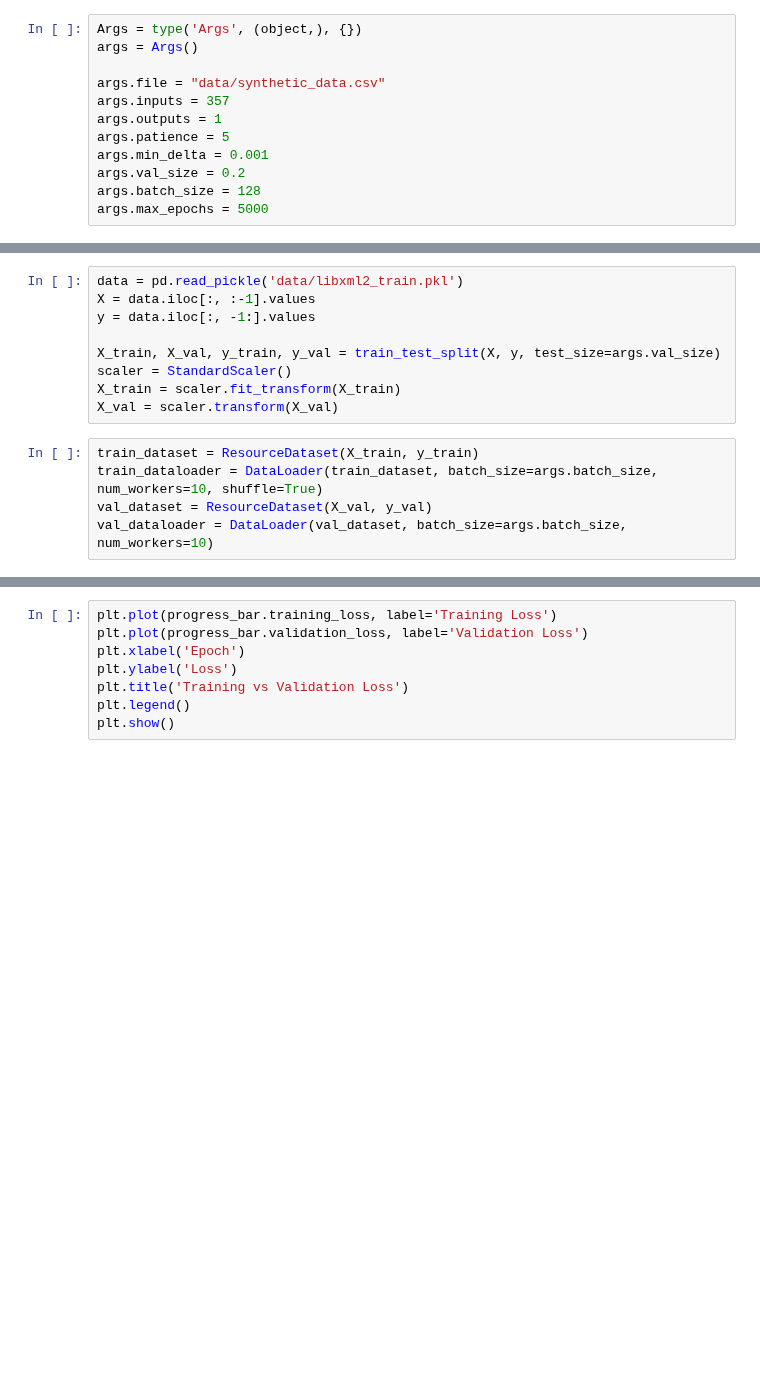
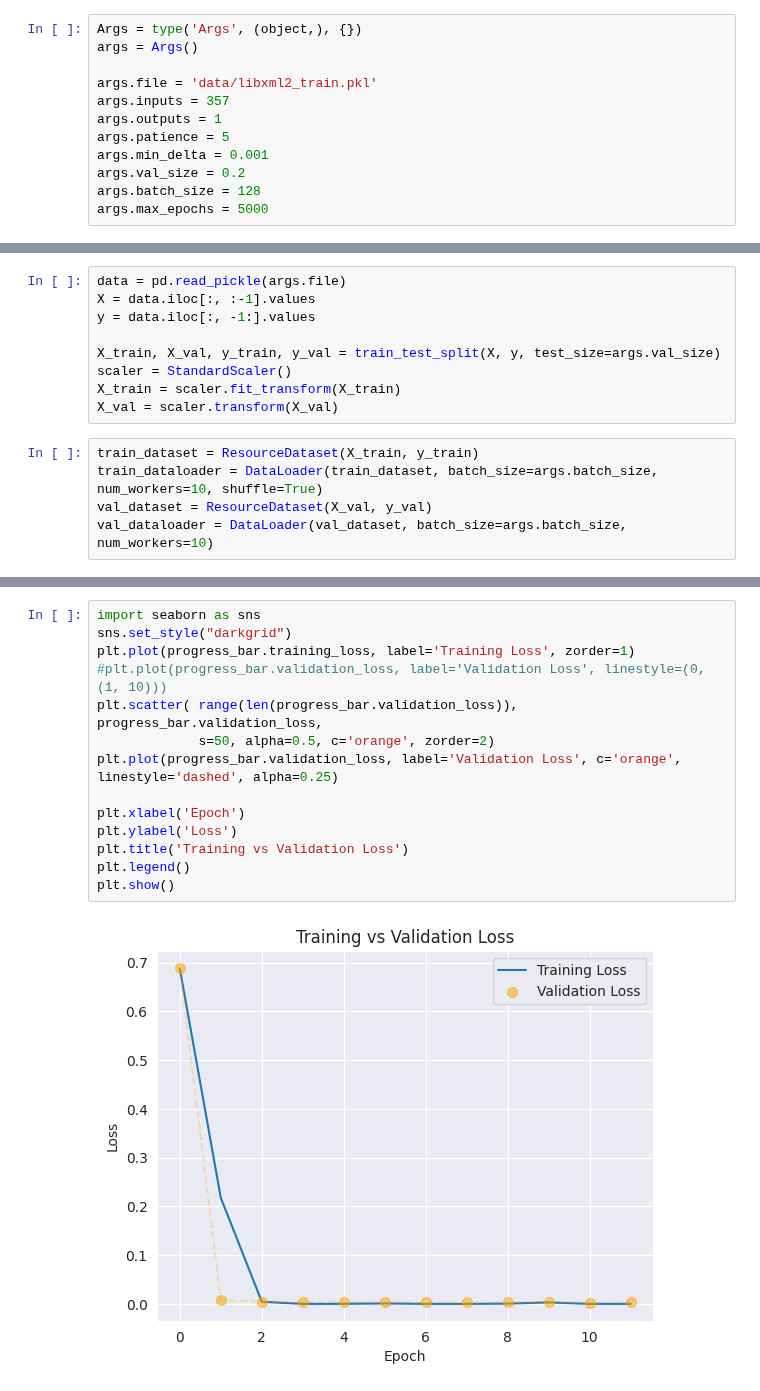
Before and after one commit to gavin-black-dsu/ruftModel, a Jupyter notebook: modelDevelopment.ipynb, the cells around one changed output, grey strips where cells are left out. Saved outputs shown, nothing was run; the diff lists cells and outputs as text; blank space fills up the shorter version.

Commit message:
Training graph update

```diff
--- a/modelDevelopment.ipynb
+++ b/modelDevelopment.ipynb
@@ -23,7 +23,7 @@ torch.set_float32_matmul_precision('medium') # Or 'high'
 Args = type('Args', (object,), {})
 args = Args()
 
-args.file = "data/synthetic_data.csv"
+args.file = 'data/libxml2_train.pkl'
 args.inputs = 357
 args.outputs = 1
 args.patience = 5
@@ -124,7 +124,7 @@ early_stop_callback = EarlyStopping(
     mode='min'
 )
 # %%
-data = pd.read_pickle('data/libxml2_train.pkl')
+data = pd.read_pickle(args.file)
 X = data.iloc[:, :-1].values
 y = data.iloc[:, -1:].values
 
@@ -193,8 +203,16 @@ KeyboardInterrupt
 # %%
-plt.plot(progress_bar.training_loss, label='Training Loss')
-plt.plot(progress_bar.validation_loss, label='Validation Loss')
+import seaborn as sns
+sns.set_style("darkgrid")
+plt.plot(progress_bar.training_loss, label='Training Loss', zorder=1)
+#plt.plot(progress_bar.validation_loss, label='Validation Loss', linestyle=(0, (1, 10)))
+plt.scatter( range(len(progress_bar.validation_loss)), progress_bar.validation_loss,
+             s=50, alpha=0.5, c='orange', zorder=2)
+plt.plot(progress_bar.validation_loss, label='Validation Loss', c='orange', linestyle='dashed', alpha=0.25)
+
 plt.xlabel('Epoch')
 plt.ylabel('Loss')
 plt.title('Training vs Validation Loss')
 plt.legend()
 plt.show()
+# %% [output]
+[figure, added]
```
Also changed, not shown: parts of 4 cells of this notebook.
